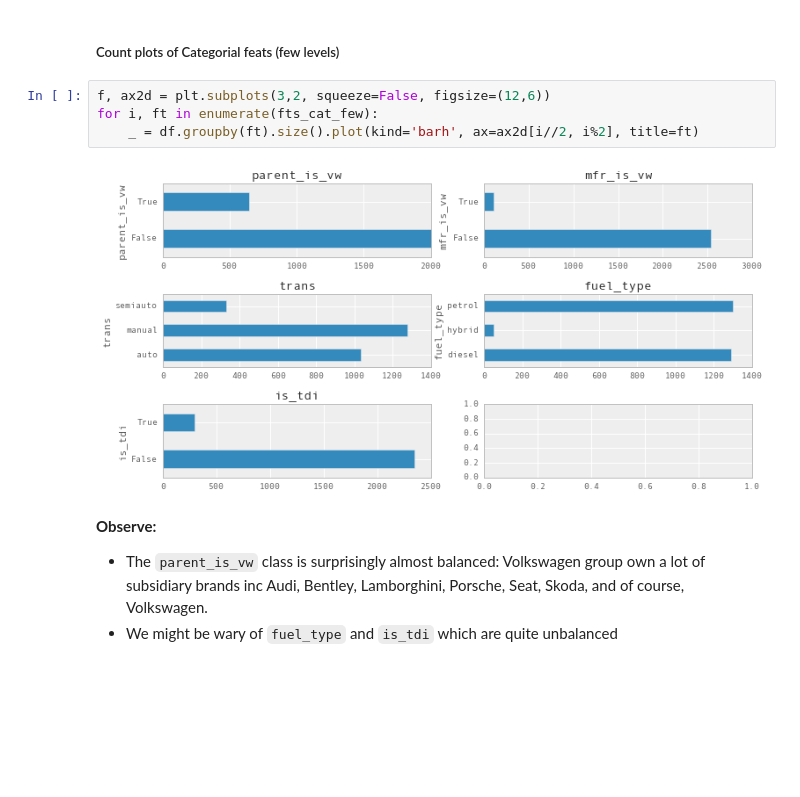
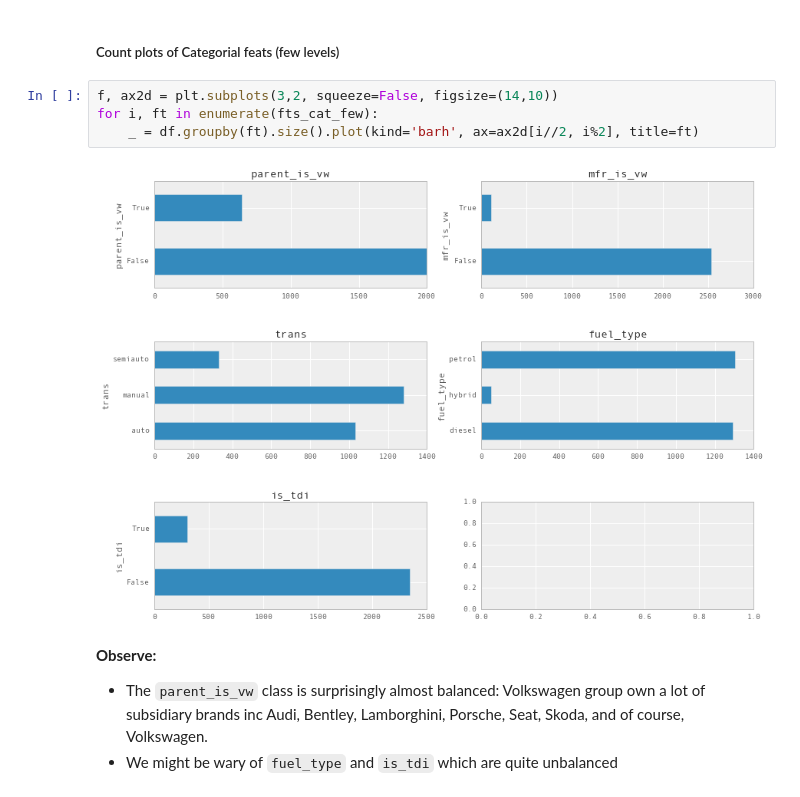
Before and after one commit to jonsedar/pymc3_vs_pystan, a Jupyter notebook: 20_InitialDataAnalysis.ipynb, the cells around one changed output. Drawn from its saved outputs; the diff is of its cells as text; blank space fills up the shorter version.

```diff
--- a/20_InitialDataAnalysis.ipynb
+++ b/20_InitialDataAnalysis.ipynb
@@ -131,11 +145,11 @@ We want to see if VW displays unusual patterns in NOx emissions compared to the
 # %% [markdown]
 ##### Count plots of Categorial feats (few levels)
 # %%
-f, ax2d = plt.subplots(3,2, squeeze=False, figsize=(12,6))
+f, ax2d = plt.subplots(3,2, squeeze=False, figsize=(14,10))
 for i, ft in enumerate(fts_cat_few):
     _ = df.groupby(ft).size().plot(kind='barh', ax=ax2d[i//2, i%2], title=ft)
 # %% [output]
-[figure, old version]
+[figure, new version]
 # %% [markdown]
 **Observe:**
 
```
Also changed, not shown: parts of 31 cells of this notebook, 2 other files.
